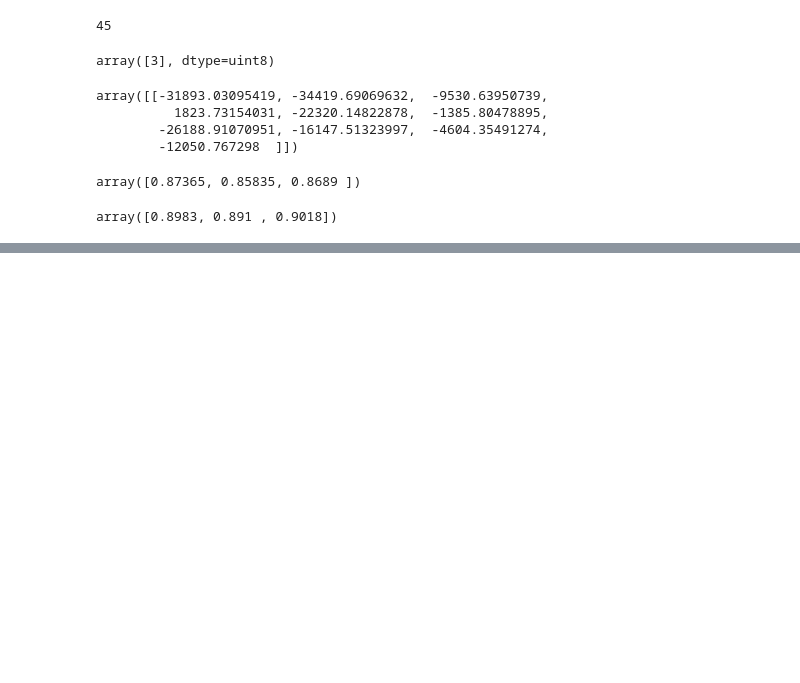
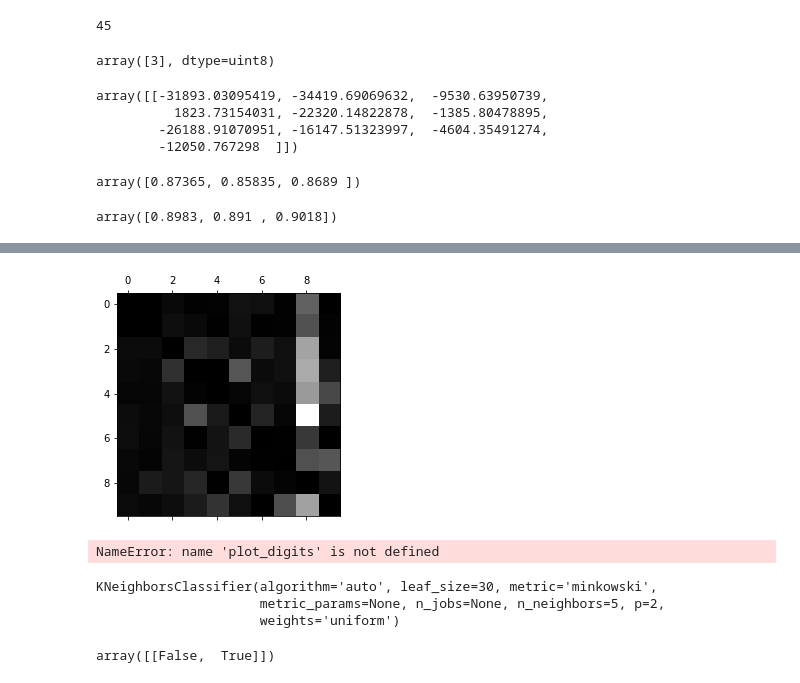
Before and after one commit to divisha-sunny/HandWritingClassification, a Jupyter notebook: code.ipynb, the cells around one changed output, grey strips where cells are left out. Drawn from its saved outputs; the diff is of its cells as text; code cells hidden in the pictures; blank space fills up the shorter version.

Commit message:
Multilabel Classification done

```diff
--- a/code.ipynb
+++ b/code.ipynb
@@ -436,0 +458,11 @@ conf_mx
+# %%
+#Let us focus the plot on the erros. First, you need to divide each value in the confusion matrix by the number of images in the corresponding class so that you can compare error rates instead of absolute numbers of errors.abs
+
+row_sums = conf_mx.sum(axis=1, keepdims=True)
+norm_conf_mx = conf_mx / row_sums
+# %%
+np.fill_diagonal(norm_conf_mx, 0)
+plt.matshow(norm_conf_mx, cmap=plt.cm.gray)
+plt.show()
+# %% [output]
+[figure, added]
@@ -436,0 +478,39 @@ conf_mx
+# %%
+
+plt.figure(figsize=(8,8))
+plt.subplot(221);
+plot_digits(X_aa[:25], images_per_row=5)
+plt.subplot(222);
+plot_digits(X_ab[:25], images_per_row=5)
+plt.subplot(223);
+plot_digits(X_ba[:25], images_per_row=5)
+plt.subplot(224);
+plot_digits(X_bb[:25], images_per_row=5)
+#save_fig("error_analysis_digits_plot")
+plt.show()
+# %% [output]
+NameError: name 'plot_digits' is not defined
+# %%
+#Multilabel Classification
+#In some cases you may want your classifier to output multiple classes for each instance
+#A simpler example
+from sklearn.neighbors import KNeighborsClassifier
+
+y_train_large = (y_train >= 7)
+y_train_odd = (y_train % 2 ==  1)
+y_multilabel = np.c_[y_train_large, y_train_odd]
+
+knn_clf = KNeighborsClassifier()
+knn_clf.fit(X_train, y_multilabel)
+# %% [output]
+KNeighborsClassifier(algorithm='auto', leaf_size=30, metric='minkowski',
+                     metric_params=None, n_jobs=None, n_neighbors=5, p=2,
+                     weights='uniform')
+# %%
+#This code creates a y_multilabel array containing two target labels for each digit image: the first indicates whether or not the digit is large(7,8 or 9), and the second indicates whether or not it is odd. The next lines create a KNeighborsClassifier instance and we train it using the multiple targets array.
+
+knn_clf.predict([some_digit])
+
+#The digit 5 is indeed not large(False) and odd(True)
+# %% [output]
+array([[False,  True]])
```
Also changed, not shown: parts of 4 cells of this notebook.
